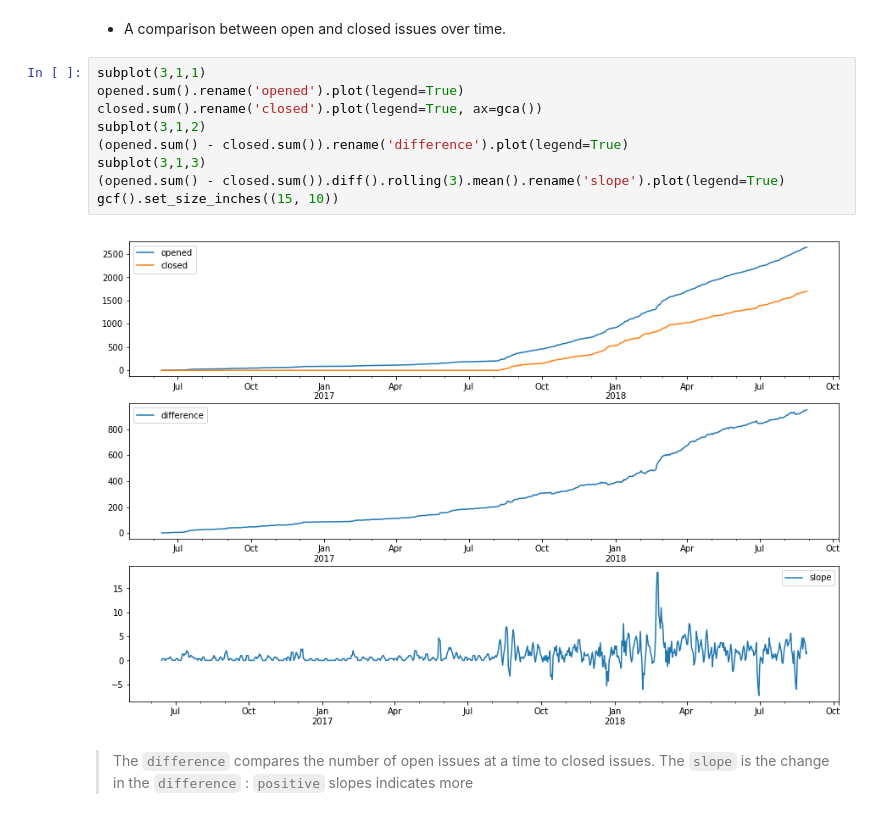
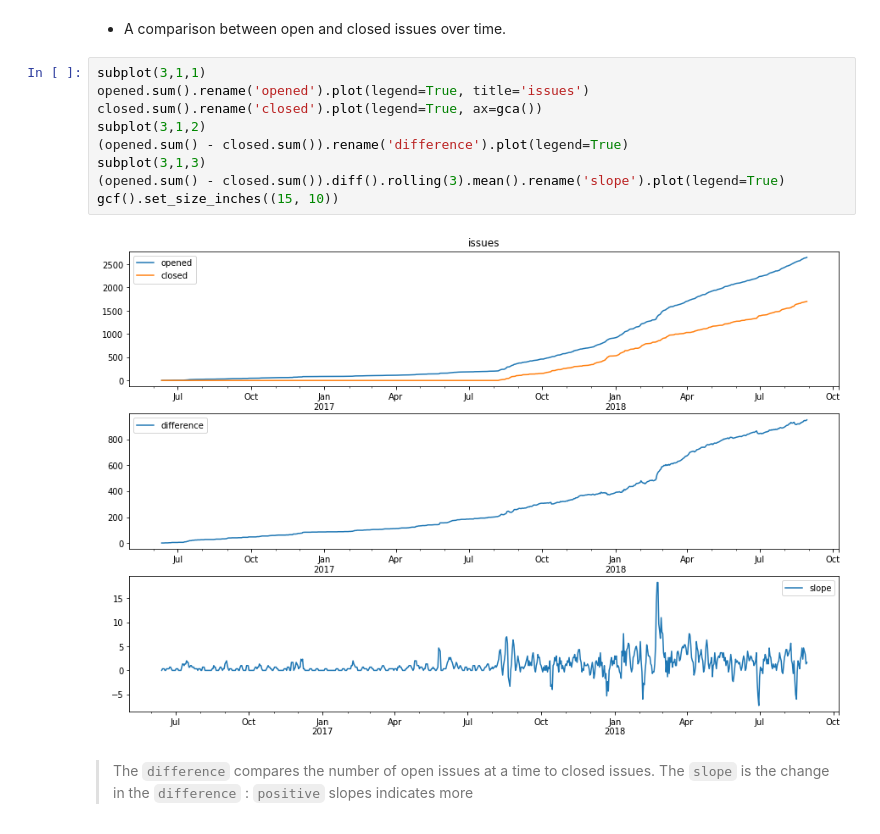
Before and after one commit to deathbeds/deathbeds.github.io, a Jupyter notebook: deathbeds/2018-08-28-Github-project-statistics-and-visualizations.ipynb, the cells around one changed output. Saved outputs shown, nothing was run; the diff lists cells and outputs as text.

Commit message:
add titles and axes

```diff
--- a/deathbeds/2018-08-28-Github-project-statistics-and-visualizations.ipynb
+++ b/deathbeds/2018-08-28-Github-project-statistics-and-visualizations.ipynb
@@ -75,15 +75,15 @@ closed = pandas.DataFrame(np.less_equal(df.closed_at.fillna(pandas.to_datetime('
 * A comparison between open and closed issues over time.
 # %%
 subplot(3,1,1)
-opened.sum().rename('opened').plot(legend=True)
+opened.sum().rename('opened').plot(legend=True, title='issues')
 closed.sum().rename('closed').plot(legend=True, ax=gca())
 subplot(3,1,2)
 (opened.sum() - closed.sum()).rename('difference').plot(legend=True)
 subplot(3,1,3)
 (opened.sum() - closed.sum()).diff().rolling(3).mean().rename('slope').plot(legend=True)
 gcf().set_size_inches((15, 10))
 # %% [output]
-[figure, old version]
+[figure, new version]
 # %% [markdown]
 > The `difference` compares the number of open issues at a time to closed issues.  The `slope` is the change in the `difference` : `positive` slopes indicates more
 # %% [markdown]
```
Also changed, not shown: parts of 3 cells of this notebook.
